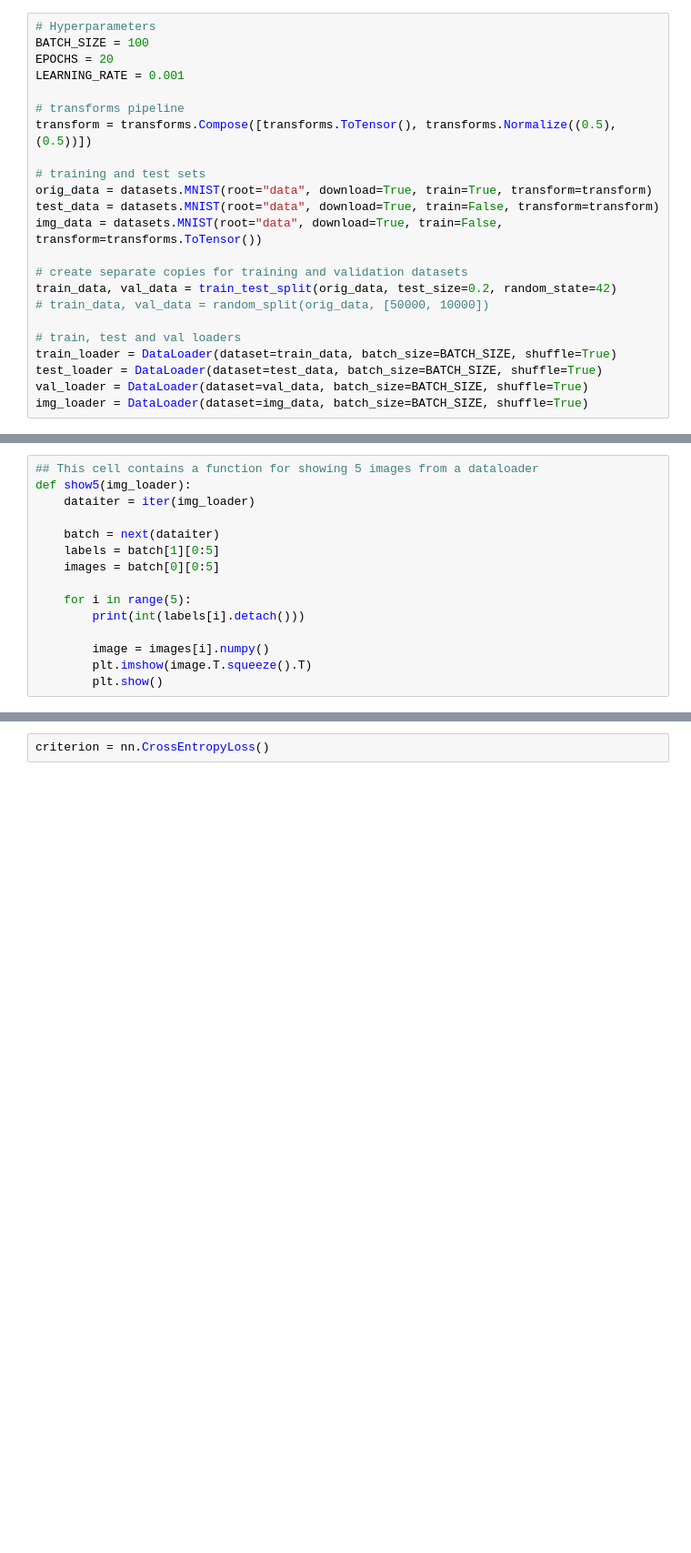
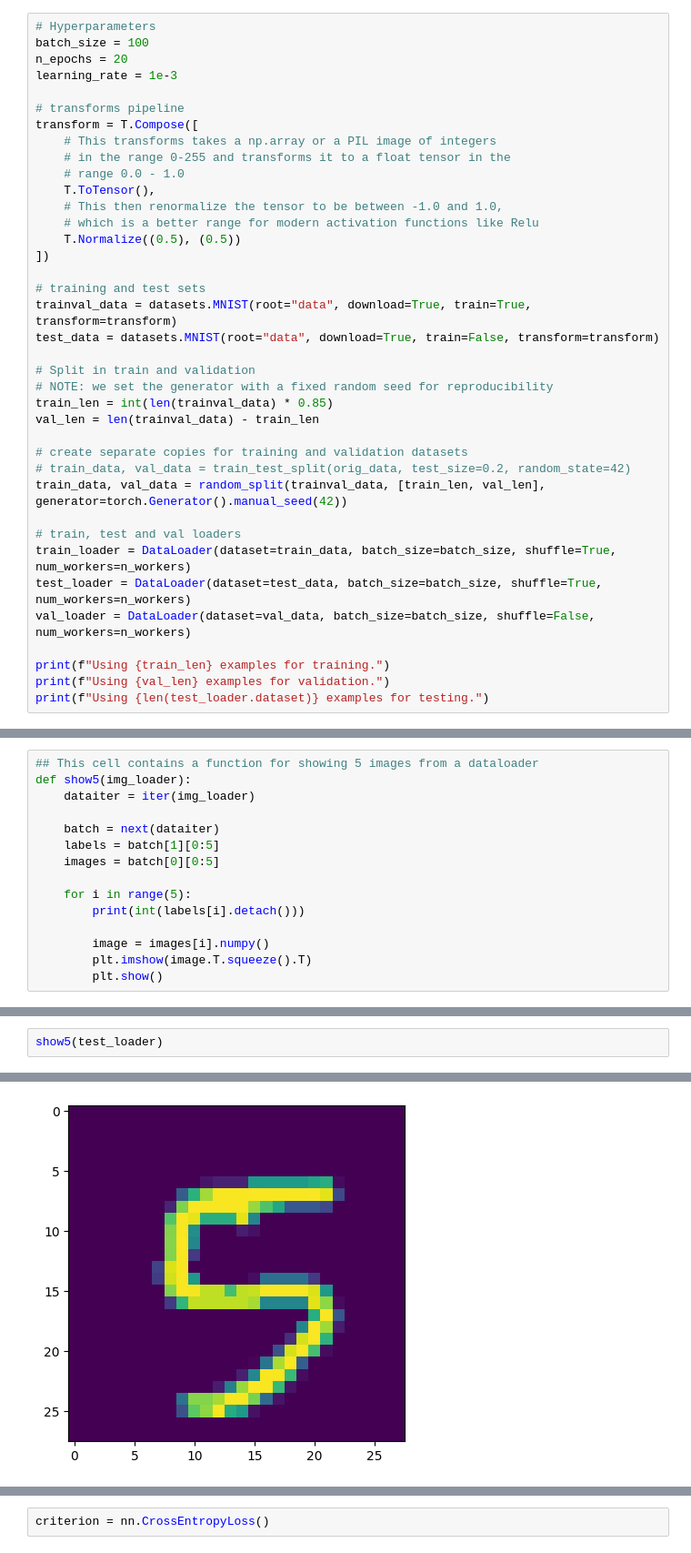
Before and after one commit to Md7tz/DigitNet-ANN, a Jupyter notebook: MNIST_Handwritten_Digits_Classifier.ipynb, the cells around one changed output, grey strips where cells are left out. Shown: that part at 91% size. Cells and saved outputs as stored; diff of their text form; blank space fills up the shorter version.

```diff
--- a/MNIST_Handwritten_Digits_Classifier.ipynb
+++ b/MNIST_Handwritten_Digits_Classifier.ipynb
@@ -56,24 +68,39 @@ device, torch.cuda.device_count()
 ## Data Loading & Preprocessing
 # %%
 # Hyperparameters
-BATCH_SIZE = 100
-EPOCHS = 20
-LEARNING_RATE = 0.001
+batch_size = 100
+n_epochs = 20
+learning_rate = 1e-3
 
 # transforms pipeline
-transform = transforms.Compose([transforms.ToTensor(), transforms.Normalize((0.5), (0.5))])
+transform = T.Compose([
+    # This transforms takes a np.array or a PIL image of integers
+    # in the range 0-255 and transforms it to a float tensor in the
+    # range 0.0 - 1.0
+    T.ToTensor(),
+    # This then renormalize the tensor to be between -1.0 and 1.0,
+    # which is a better range for modern activation functions like Relu
+    T.Normalize((0.5), (0.5))
+])
 
 # training and test sets
-orig_data = datasets.MNIST(root="data", download=True, train=True, transform=transform)
+trainval_data = datasets.MNIST(root="data", download=True, train=True, transform=transform)
 test_data = datasets.MNIST(root="data", download=True, train=False, transform=transform)
-img_data = datasets.MNIST(root="data", download=True, train=False, transform=transforms.ToTensor())
+
+# Split in train and validation
+# NOTE: we set the generator with a fixed random seed for reproducibility
+train_len = int(len(trainval_data) * 0.85)
+val_len = len(trainval_data) - train_len
 
 # create separate copies for training and validation datasets
-train_data, val_data = train_test_split(orig_data, test_size=0.2, random_state=42)
-# train_data, val_data = random_split(orig_data, [50000, 10000])
+# train_data, val_data = train_test_split(orig_data, test_size=0.2, random_state=42)
+train_data, val_data = random_split(trainval_data, [train_len, val_len], generator=torch.Generator().manual_seed(42))
 
 # train, test and val loaders
-train_loader = DataLoader(dataset=train_data, batch_size=BATCH_SIZE, shuffle=True)
-test_loader = DataLoader(dataset=test_data, batch_size=BATCH_SIZE, shuffle=True)
-val_loader = DataLoader(dataset=val_data, batch_size=BATCH_SIZE, shuffle=True)
-img_loader = DataLoader(dataset=img_data, batch_size=BATCH_SIZE, shuffle=True)
+train_loader = DataLoader(dataset=train_data, batch_size=batch_size, shuffle=True, num_workers=n_workers)
+test_loader = DataLoader(dataset=test_data, batch_size=batch_size, shuffle=True, num_workers=n_workers)
+val_loader = DataLoader(dataset=val_data, batch_size=batch_size, shuffle=False, num_workers=n_workers)
+
+print(f"Using {train_len} examples for training.")
+print(f"Using {val_len} examples for validation.")
+print(f"Using {len(test_loader.dataset)} examples for testing.")
@@ -109,0 +128,3 @@ show5(img_loader)
+# %%
+show5(test_loader)
+# %% [output]
@@ -109,0 +139 @@ show5(img_loader)
+[figure, added]
```
Also changed, not shown: parts of 40 cells of this notebook.
